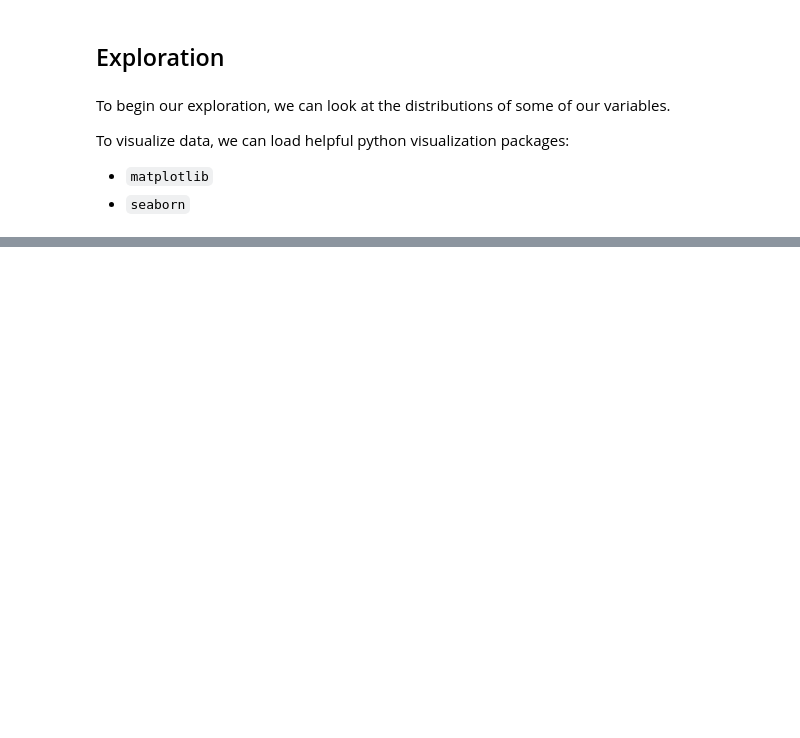
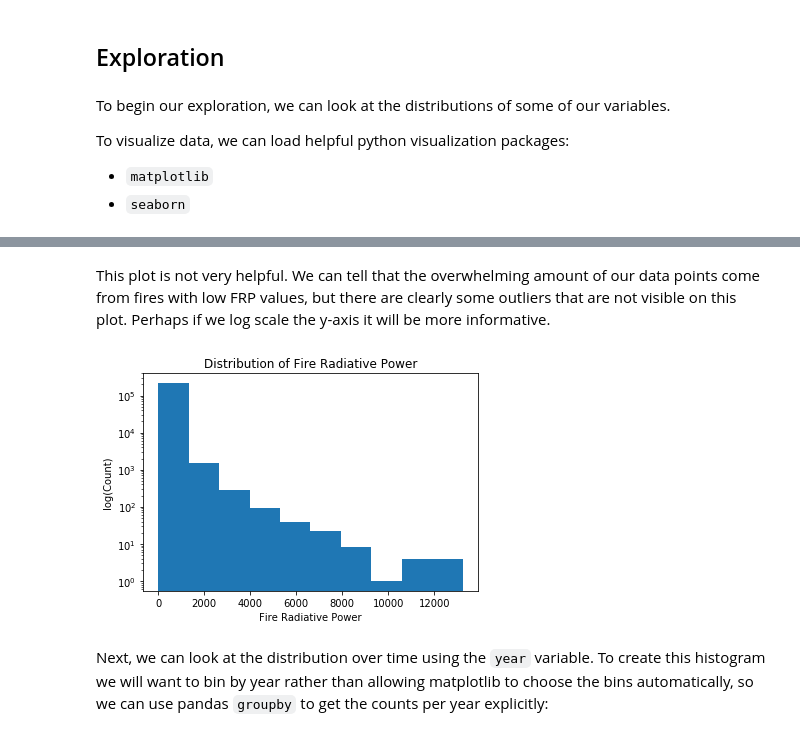
Before and after one commit to keller-mark/cmsc320-final-project, a Jupyter notebook: notebook.ipynb, the cells around one changed output, grey strips where cells are left out. Cells and saved outputs as stored; diff of their text form; code cells hidden in the pictures; blank space fills up the shorter version.

```diff
--- a/notebook.ipynb
+++ b/notebook.ipynb
@@ -99,0 +119,11 @@ sns.distplot(df['confidence'])
+# %% [markdown]
+This plot is not very helpful. We can tell that the overwhelming amount of our data points come from fires with low FRP values, but there are clearly some outliers that are not visible on this plot. Perhaps if we log scale the y-axis it will be more informative.
+# %%
+_ = plt.title("Distribution of Fire Radiative Power")
+_ = plt.xlabel("Fire Radiative Power")
+_ = plt.ylabel("log(Count)")
+_ = plt.hist(df['frp'].values, log=True)
+# %% [output]
+[figure, added]
+# %% [markdown]
+Next, we can look at the distribution over time using the `year` variable. To create this histogram we will want to bin by year rather than allowing matplotlib to choose the bins automatically, so we can use pandas `groupby` to get the counts per year explicitly:
```
Also changed, not shown: parts of 23 cells of this notebook, 1 other file.
